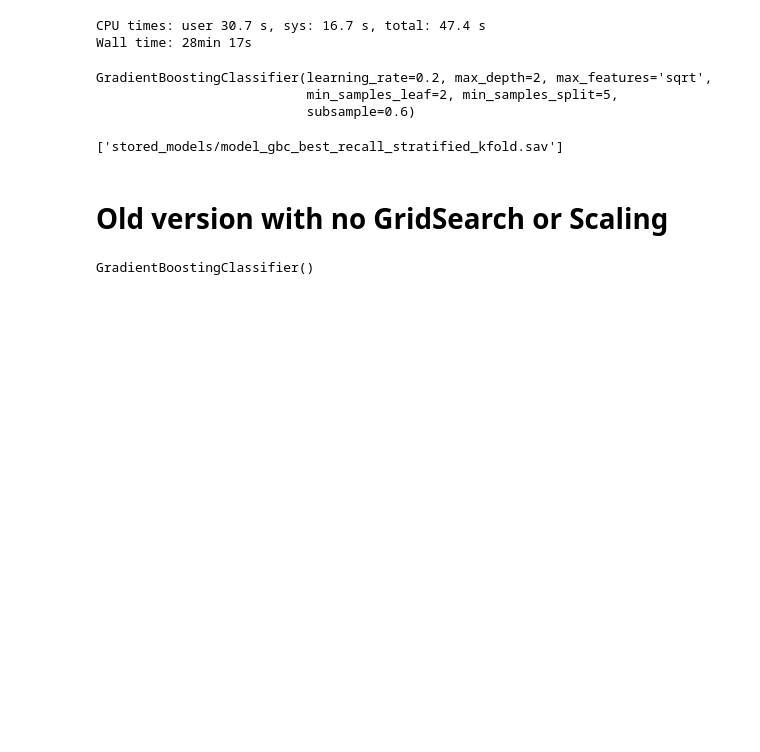
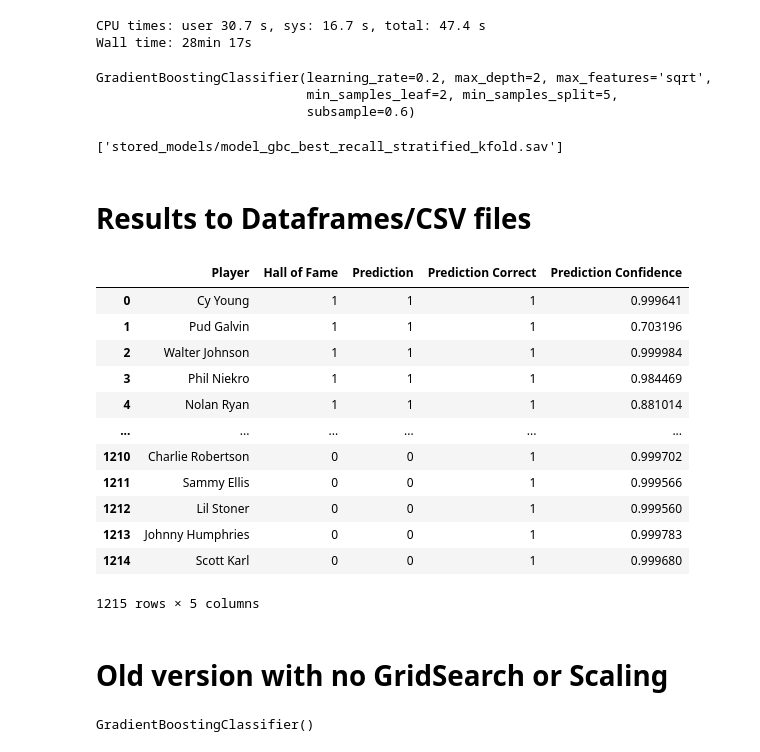
Before and after one commit to matthewcavanaugh96/magnimind, a Jupyter notebook: Capstone/Capstone MLB Pitching/Part 3e Gradient Boosting Classifier.ipynb, the cells around one changed output. Cells and saved outputs as stored; diff of their text form; code cells hidden in the pictures; blank space fills up the shorter version.

Commit message:
GBC predictions

```diff
--- a/Capstone/Capstone MLB Pitching/Part 3e Gradient Boosting Classifier.ipynb
+++ b/Capstone/Capstone MLB Pitching/Part 3e Gradient Boosting Classifier.ipynb
@@ -98,3 +99,48 @@ import joblib
 #joblib.dump(gbc_best, 'stored_models/model_gbc_best_recall_stratified_kfold.sav')
 # %% [output]
 ['stored_models/model_gbc_best_recall_stratified_kfold.sav']
+# %% [markdown]
+# Results to Dataframes/CSV files
+# %%
+gbc_best = joblib.load('stored_models/model_gbc_best_recall_stratified_kfold.sav')
+# %%
+# Define the same KFold strategy
+skf = StratifiedKFold(n_splits=5, shuffle=True, random_state=42)
+kf = KFold(n_splits=5, shuffle=True, random_state=42)
+
+# Get out-of-fold predictions using the tuned model
+y_pred_all_best = cross_val_predict(gbc_best, X, y, cv=skf)
+
+# Get predicted probabilities
+y_proba_all_best = cross_val_predict(gbc_best, X, y, cv=skf, method='predict_proba')
+
+# Regular predictions
+y_pred_all_best = cross_val_predict(gbc_best, X, y, cv=skf)
+
+# If binary classification, pick the probability of the predicted class
+# (confidence in whichever class was chosen)
+y_pred_indices = np.array([list(np.unique(y)).index(p) for p in y_pred_all_best])
+confidence_scores = y_proba_all_best[np.arange(len(y_proba_all_best)), y_pred_indices]
+
+# Build results dataframe
+gbc_gs_results = pd.DataFrame()
+gbc_gs_results['Player'] = mlb_pitchers['Player']
+gbc_gs_results['Hall of Fame'] = y
+gbc_gs_results['Prediction'] = y_pred_all_best
+gbc_gs_results['Prediction Correct'] = (gbc_gs_results['Hall of Fame'] == gbc_gs_results['Prediction']).astype(int)
+gbc_gs_results['Prediction Confidence'] = confidence_scores
+gbc_gs_results
+# %% [output]
+|  | Player | Hall of Fame | Prediction | Prediction Correct | Prediction Confidence |
+| 0 | Cy Young | 1 | 1 | 1 | 0.999641 |
+| 1 | Pud Galvin | 1 | 1 | 1 | 0.703196 |
+| 2 | Walter Johnson | 1 | 1 | 1 | 0.999984 |
+| 3 | Phil Niekro | 1 | 1 | 1 | 0.984469 |
+| 4 | Nolan Ryan | 1 | 1 | 1 | 0.881014 |
+| ... | ... | ... | ... | ... | ... |
+| 1210 | Charlie Robertson | 0 | 0 | 1 | 0.999702 |
+| 1211 | Sammy Ellis | 0 | 0 | 1 | 0.999566 |
+| 1212 | Lil Stoner | 0 | 0 | 1 | 0.999560 |
+| 1213 | Johnny Humphries | 0 | 0 | 1 | 0.999783 |
+| 1214 | Scott Karl | 0 | 0 | 1 | 0.999680 |
+1215 rows × 5 columns
```
Also changed, not shown: parts of 2 cells of this notebook, 7 other files.
